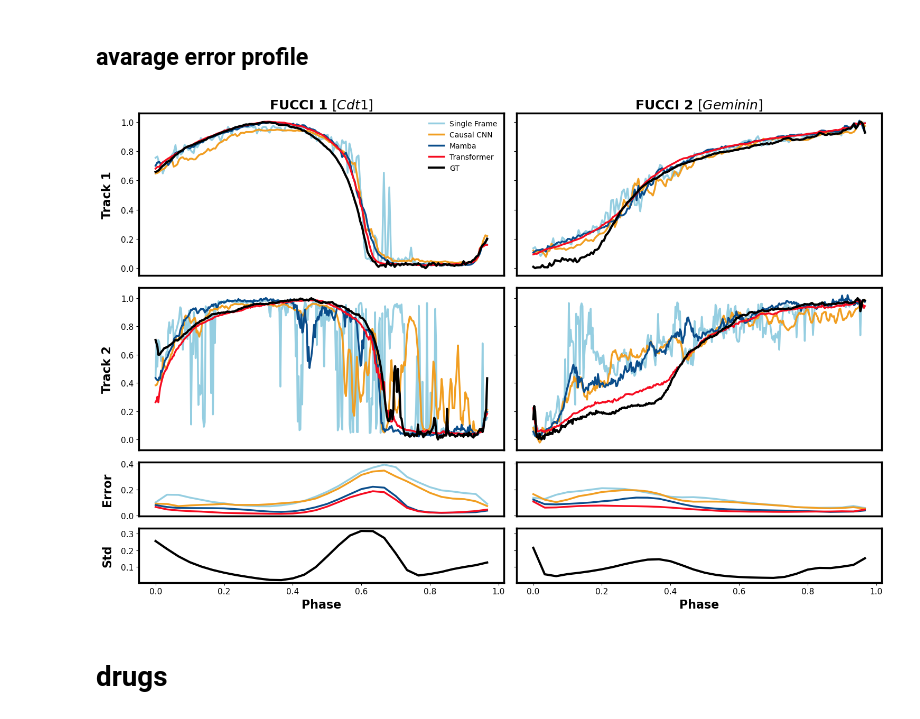
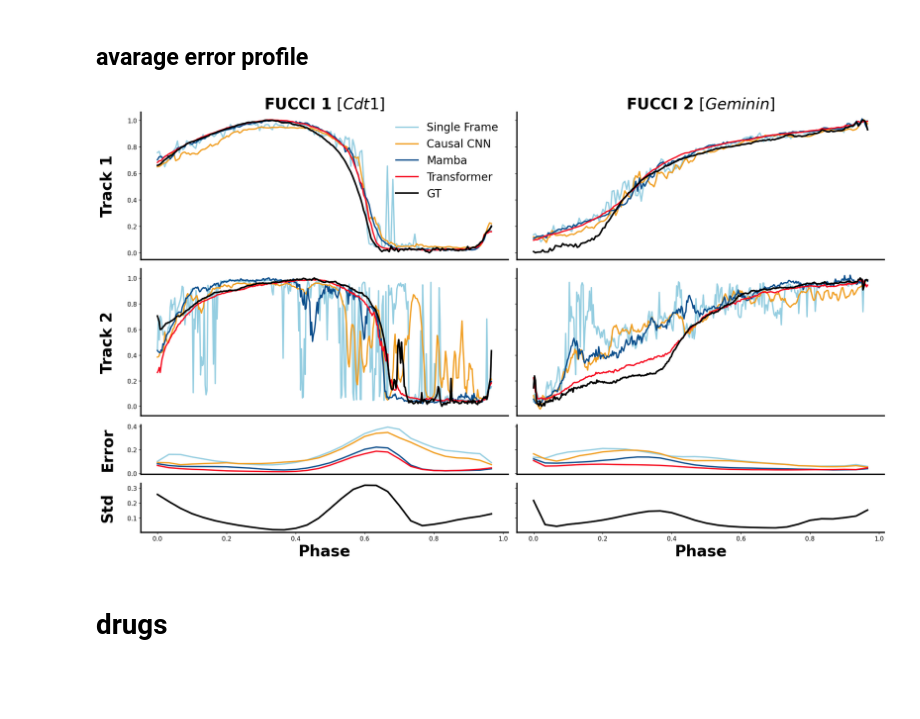
Before and after one commit to louisleger/cell-cycle, a Jupyter notebook: nb_result_analysis/one_track_plot.ipynb, the cells around one changed output. Saved outputs shown, nothing was run; the diff lists cells and outputs as text; code cells hidden in the pictures; blank space fills up the shorter version.

```diff
--- a/nb_result_analysis/one_track_plot.ipynb
+++ b/nb_result_analysis/one_track_plot.ipynb
@@ -159,9 +159,12 @@ def paper_style():
     )
 paper_style()
 # %%
+mod = "h2b"
+
+
 # Adjust the figure layout for 4 rows with equal height for the first two rows and smaller for the last two
 fig, axs = plt.subplots(
-    4, 2, figsize=(15, 10), sharey='row', gridspec_kw={'height_ratios': [3, 3, 1, 1]}
+    4, 2, figsize=(20, 12), sharey='row', gridspec_kw={'height_ratios': [3, 3, 1, 1]}
 )
 
 # Function to apply consistent styling
@@ -188,7 +191,7 @@ def plot_data(ax, data, idx, head_colors, good_heads, gt_tracks, col_idx, is_fir
 
     # Add legend only in the first subplot
     if is_first_subplot:
-        ax.legend(loc="upper right", fontsize=10)
+        ax.legend(loc="upper right")
 
     style_subplot(ax)
     ax.set_xticks([])
@@ -204,34 +207,34 @@ axs[0, 1].set_title("FUCCI 2 $[Geminin]$", fontweight="bold")
 plot_data(axs[0, 1], data, idx1, head_colors, good_heads, gt_tracks, 0)  # GREEN
 
 # Track 2
 plot_data(axs[1, 0], data, idx2, head_colors, good_heads, gt_tracks, 1)  # RED
 plot_data(axs[1, 1], data, idx2, head_colors, good_heads, gt_tracks, 0)  # GREEN
 axs[1, 0].set_ylabel("Track 2", fontweight="bold")
 
 # Error plots
 for ax, errors, ylabel in zip([axs[2, 0], axs[2, 1]], [errors_r, errors_g], ["Error", ""]):
     for head in good_heads:
         ax.plot(bins[:-1], errors[mod][head], label=f"{head}", color=head_colors[head])
     style_subplot(ax)
     ax.set_ylabel(ylabel, fontweight="bold")
     ax.set_xticks([])
 
 # Standard deviation plots
 for ax, std, ylabel in zip([axs[3, 0], axs[3, 1]], [std_r, std_g], ["Std", ""]):
     ax.plot(bins[:-1], std, color="k" , linewidth=3)
     style_subplot(ax)
     ax.set_ylabel(ylabel, fontweight="bold")
     ax.set_xlabel("Phase", fontweight="bold")
 
 # Align y labels at the same position
 for ax in axs[:, 0]:  # For all axes in the first column
     ax.yaxis.set_label_coords(-0.07, 0.5)  # Adjust x and y coordinates for y-label
 
 # Ensure tight layout and consistent scaling
 plt.tight_layout()
 plt.show()
 # %% [output]
-[figure, old version]
+[figure, new version]
 # %% [markdown]
 # drugs
 # %% [markdown]
```
Also changed, not shown: parts of 4 cells of this notebook, 1 other file.
